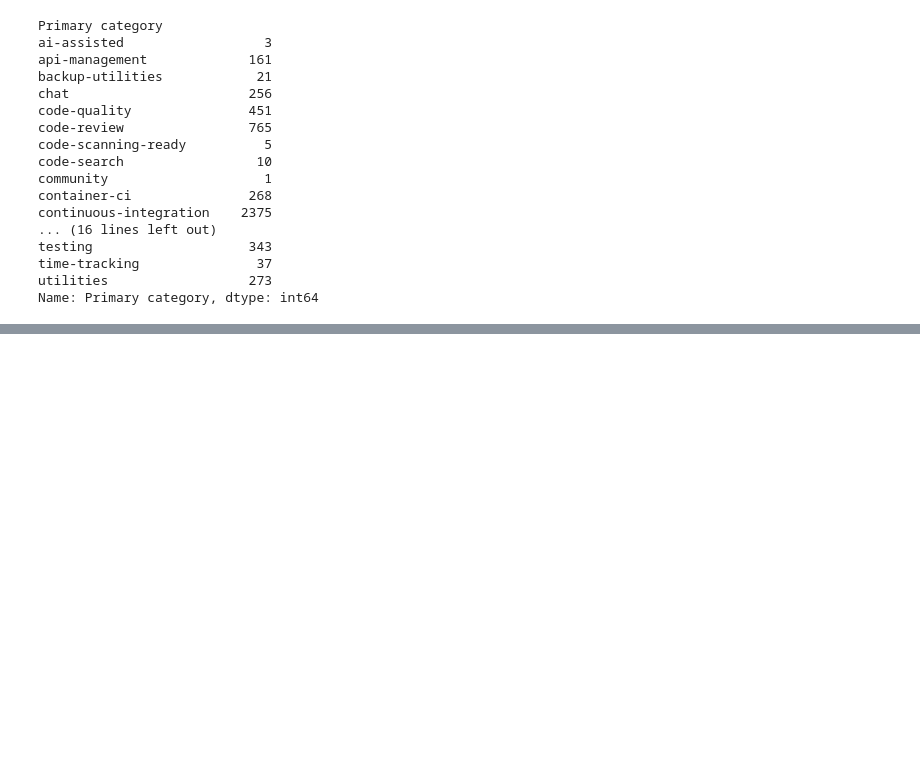
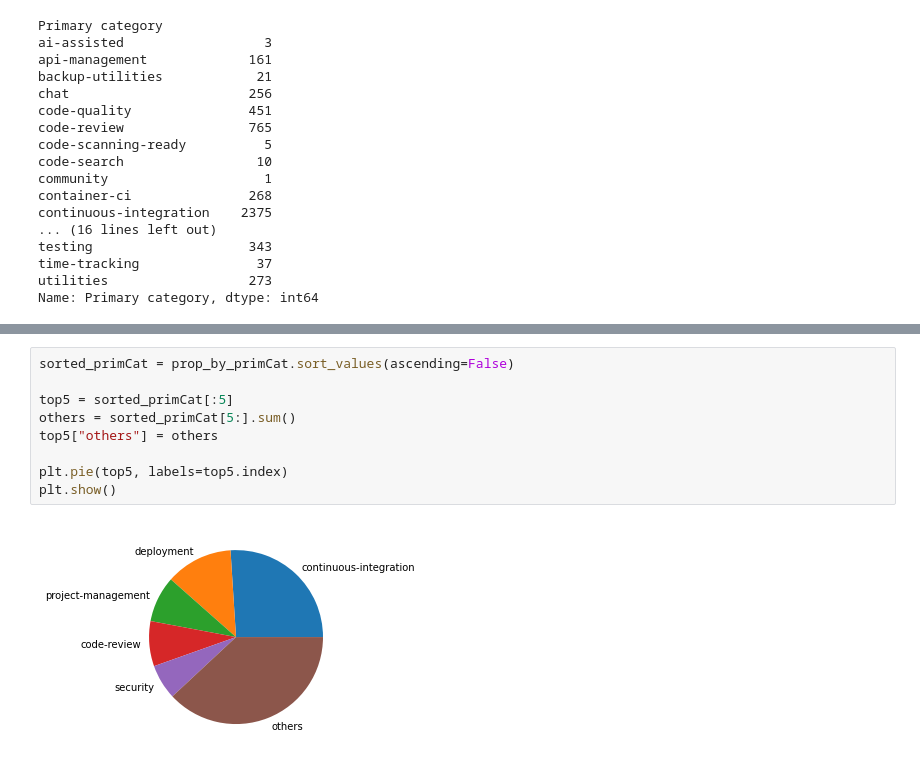
Before and after one commit to YannMarchelli/data-analysis, a Jupyter notebook: notebooks/questions.ipynb, the cells around one changed output, grey strips where cells are left out. Drawn from its saved outputs; the diff is of its cells as text; blank space fills up the shorter version.

```diff
--- a/notebooks/questions.ipynb
+++ b/notebooks/questions.ipynb
@@ -343,0 +326,11 @@ plt.show()
+# %%
+sorted_primCat = prop_by_primCat.sort_values(ascending=False)
+
+top5 = sorted_primCat[:5]
+others = sorted_primCat[5:].sum()
+top5["others"] = others
+
+plt.pie(top5, labels=top5.index)
+plt.show()
+# %% [output]
+[figure, added]
```
Also changed, not shown: parts of 8 cells of this notebook.
